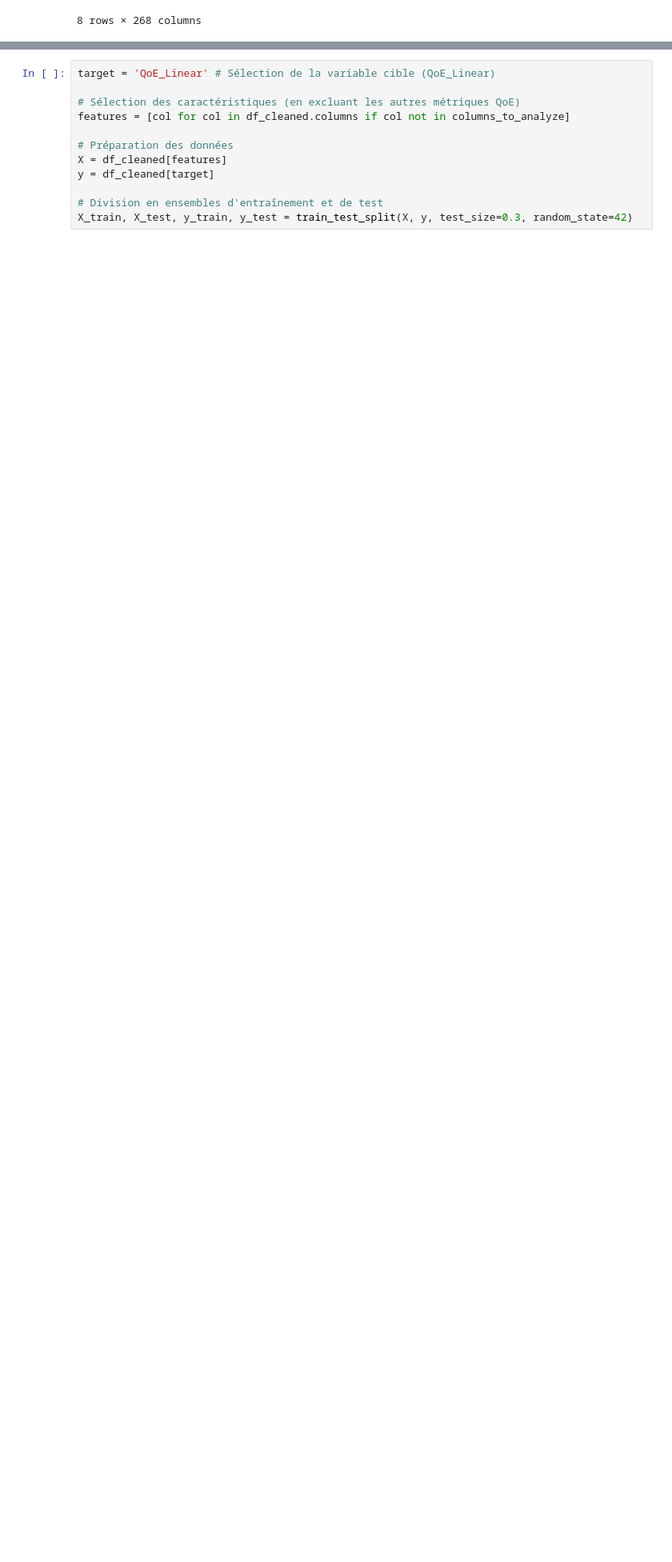
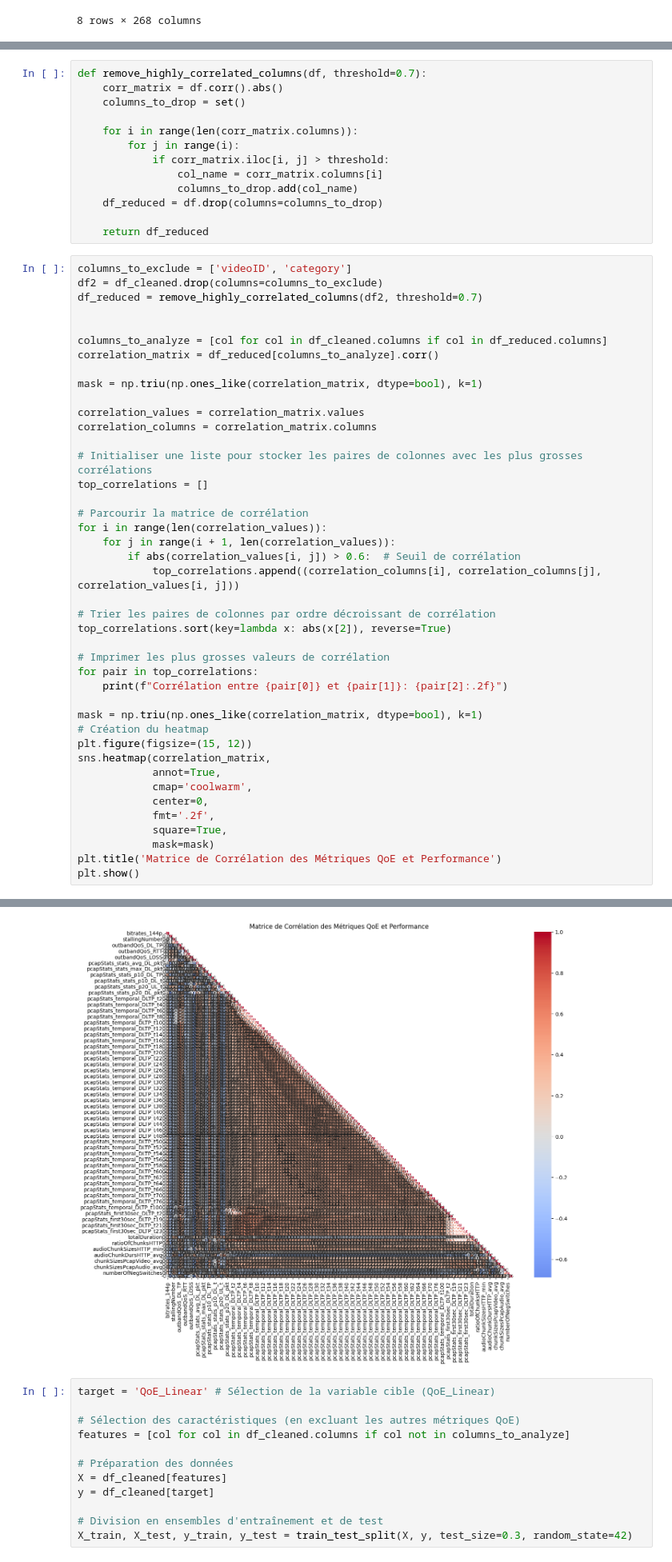
Before and after one commit to NABILYousseff/projet_IA, a Jupyter notebook: stopsebranlerlanouille.ipynb, the cells around one changed output, grey strips where cells are left out. Shown at 80% size. Cells and saved outputs as stored; diff of their text form; blank space fills up the shorter version.

```diff
--- a/stopsebranlerlanouille.ipynb
+++ b/stopsebranlerlanouille.ipynb
@@ -173,0 +154,56 @@ plt.show()
+# %%
+def remove_highly_correlated_columns(df, threshold=0.7):
+    corr_matrix = df.corr().abs()
+    columns_to_drop = set()
+
+    for i in range(len(corr_matrix.columns)):
+        for j in range(i):
+            if corr_matrix.iloc[i, j] > threshold:
+                col_name = corr_matrix.columns[i]
+                columns_to_drop.add(col_name)
+    df_reduced = df.drop(columns=columns_to_drop)
+
+    return df_reduced
+# %%
+columns_to_exclude = ['videoID', 'category']
+df2 = df_cleaned.drop(columns=columns_to_exclude)
+df_reduced = remove_highly_correlated_columns(df2, threshold=0.7)
+
+
+columns_to_analyze = [col for col in df_cleaned.columns if col in df_reduced.columns]
+correlation_matrix = df_reduced[columns_to_analyze].corr()
+
+mask = np.triu(np.ones_like(correlation_matrix, dtype=bool), k=1)
+
+correlation_values = correlation_matrix.values
+correlation_columns = correlation_matrix.columns
+
+# Initialiser une liste pour stocker les paires de colonnes avec les plus grosses corrélations
+top_correlations = []
+
+# Parcourir la matrice de corrélation
+for i in range(len(correlation_values)):
+    for j in range(i + 1, len(correlation_values)):
+        if abs(correlation_values[i, j]) > 0.6:  # Seuil de corrélation
+            top_correlations.append((correlation_columns[i], correlation_columns[j], correlation_values[i, j]))
+
+# Trier les paires de colonnes par ordre décroissant de corrélation
+top_correlations.sort(key=lambda x: abs(x[2]), reverse=True)
+
+# Imprimer les plus grosses valeurs de corrélation
+for pair in top_correlations:
+    print(f"Corrélation entre {pair[0]} et {pair[1]}: {pair[2]:.2f}")
+
+mask = np.triu(np.ones_like(correlation_matrix, dtype=bool), k=1)
+# Création du heatmap
+plt.figure(figsize=(15, 12))
+sns.heatmap(correlation_matrix,
+            annot=True,
+            cmap='coolwarm',
+            center=0,
+            fmt='.2f',
+            square=True,
+            mask=mask)
+plt.title('Matrice de Corrélation des Métriques QoE et Performance')
+plt.show()
+# %% [output]
@@ -174,3 +227,4 @@ plt.show()
+[figure, added]
 # %%
 target = 'QoE_Linear' # Sélection de la variable cible (QoE_Linear)
 
```
Also changed, not shown: parts of 6 cells of this notebook.
